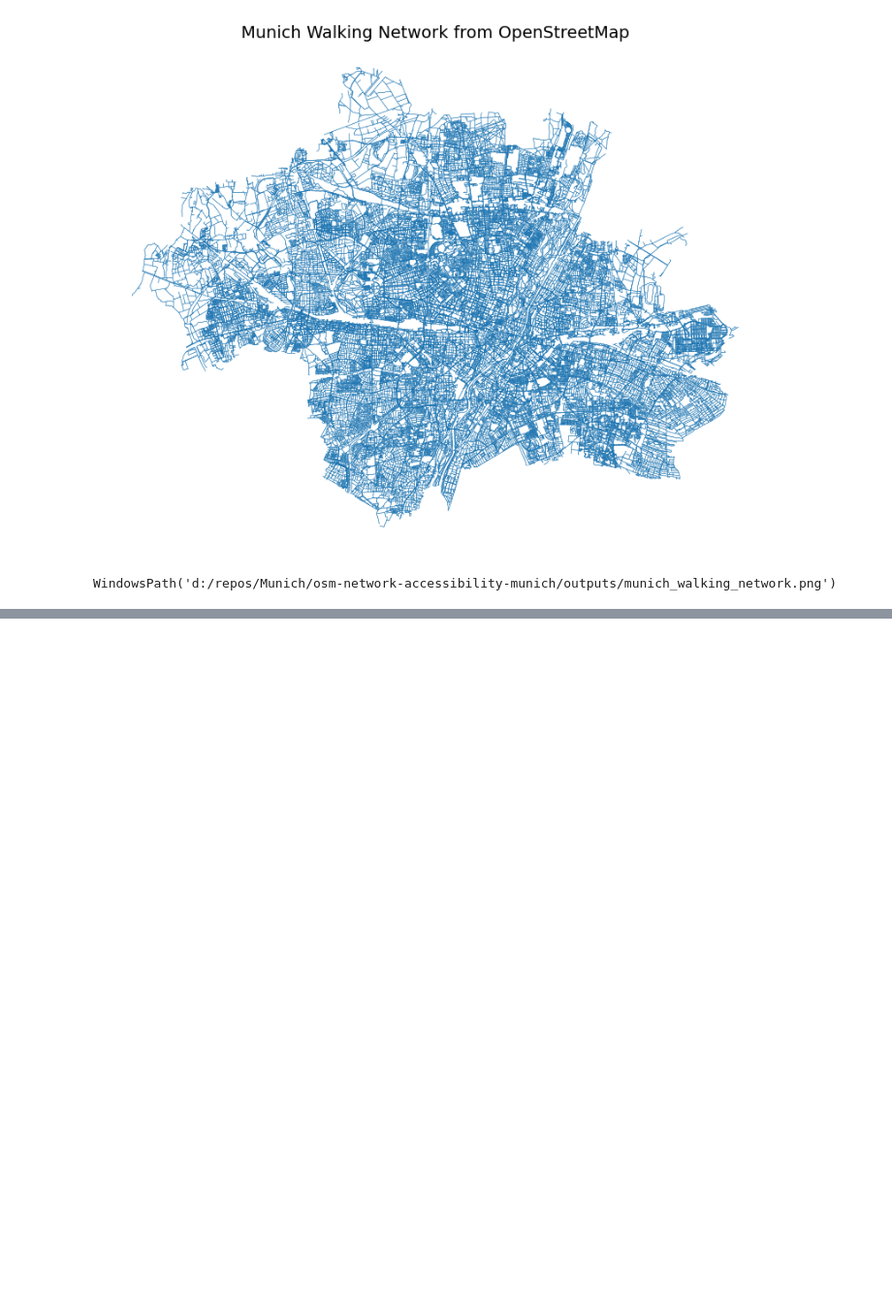
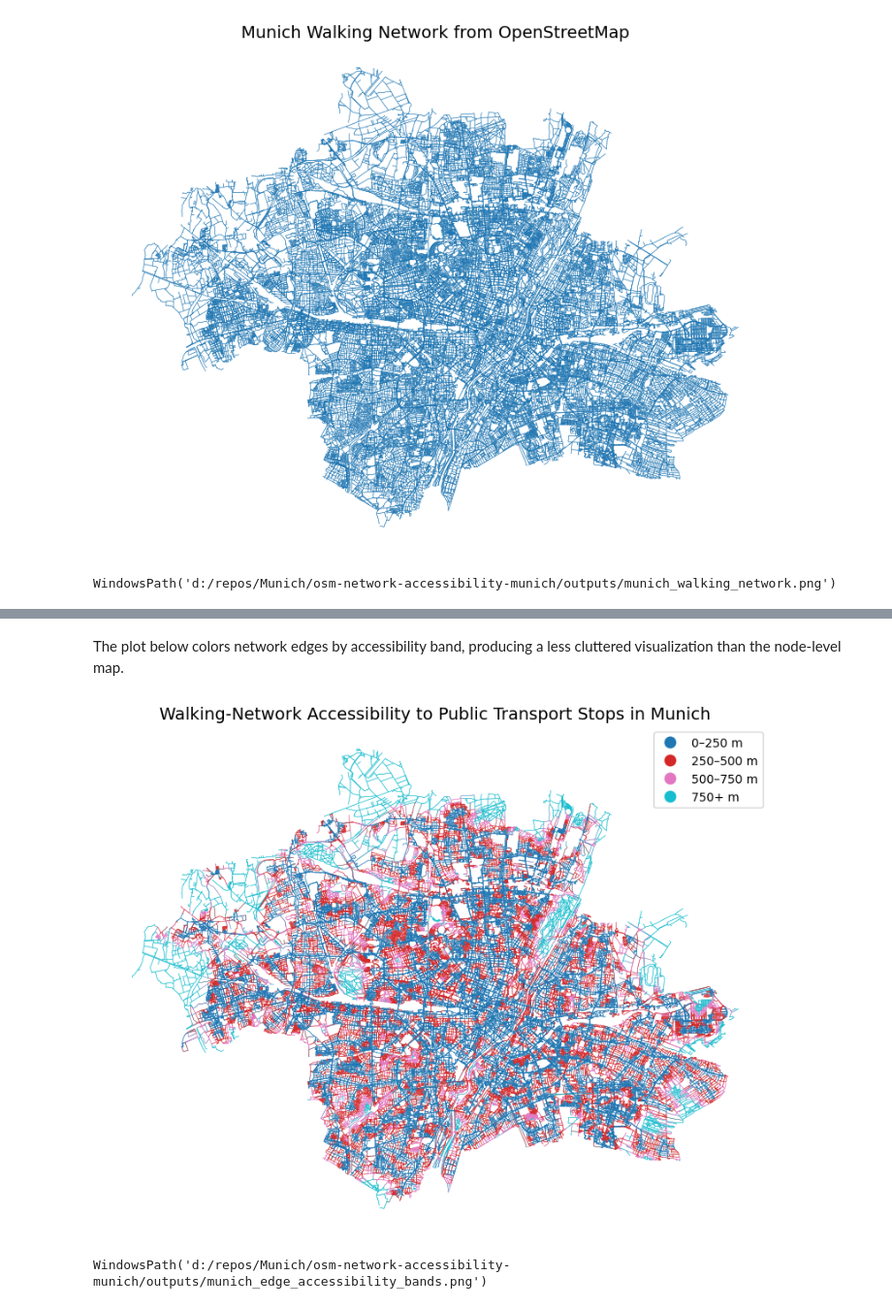
Before and after one commit to omaewamoushindei/osm-network-accessibility-munich, a Jupyter notebook: notebooks/01_munich_osmnx_accessibility.ipynb, the cells around one changed output, grey strips where cells are left out. Shown at 97% size. Cells and saved outputs as stored; diff of their text form; code cells hidden in the pictures; blank space fills up the shorter version.

```diff
--- a/notebooks/01_munich_osmnx_accessibility.ipynb
+++ b/notebooks/01_munich_osmnx_accessibility.ipynb
@@ -247,0 +473,6 @@ The extracted Munich walking network contains 148,230 nodes and 387,928 edges. A
+# %%
+# Optional: convert distance to approximate walking time
+# Assumption: average walking speed = 5 km/h = 83.33 meters per minute
+nodes_access["walking_time_to_nearest_stop_min"] = nodes_access["distance_to_nearest_stop_m"] / 83.33
+
+nodes_access["walking_time_to_nearest_stop_min"].describe()
@@ -247,0 +496,16 @@ The extracted Munich walking network contains 148,230 nodes and 387,928 edges. A
+# %%
+# Prepare node accessibility values for merging with edges
+node_access_for_edges = nodes_access[["distance_to_nearest_stop_m", "accessibility_band"]].copy()
+node_access_for_edges.index.name = "u"
+
+# Reset edge index so that each edge has its start node u and end node v as columns
+edges_access = edges.reset_index().merge(
+    node_access_for_edges,
+    left_on="u",
+    right_index=True,
+    how="left"
+)
+
+edges_access = gpd.GeoDataFrame(edges_access, geometry="geometry", crs=edges.crs)
+
+edges_access[["u", "v", "distance_to_nearest_stop_m", "accessibility_band", "geometry"]].head()
@@ -247,0 +519,24 @@ The extracted Munich walking network contains 148,230 nodes and 387,928 edges. A
+# %% [markdown]
+The plot below colors network edges by accessibility band, producing a less cluttered visualization than the node-level map.
+# %%
+fig, ax = plt.subplots(figsize=(10, 10))
+
+edges_access.plot(
+    ax=ax,
+    column="accessibility_band",
+    categorical=True,
+    legend=True,
+    linewidth=0.35
+)
+
+ax.set_title("Walking-Network Accessibility to Public Transport Stops in Munich", fontsize=14)
+ax.axis("off")
+
+output_path = OUTPUT_DIR / "munich_edge_accessibility_bands.png"
+plt.savefig(output_path, dpi=300, bbox_inches="tight")
+plt.show()
+
+output_path
+# %% [output]
+[figure, added]
+WindowsPath('d:/repos/Munich/osm-network-accessibility-munich/outputs/munich_edge_accessibility_bands.png')
```
Also changed, not shown: parts of 49 cells of this notebook.
